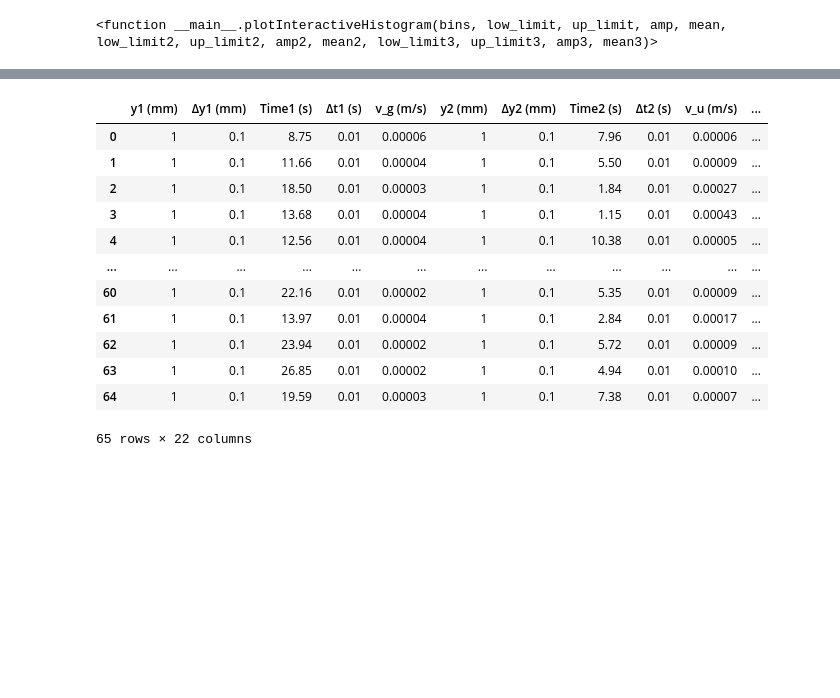
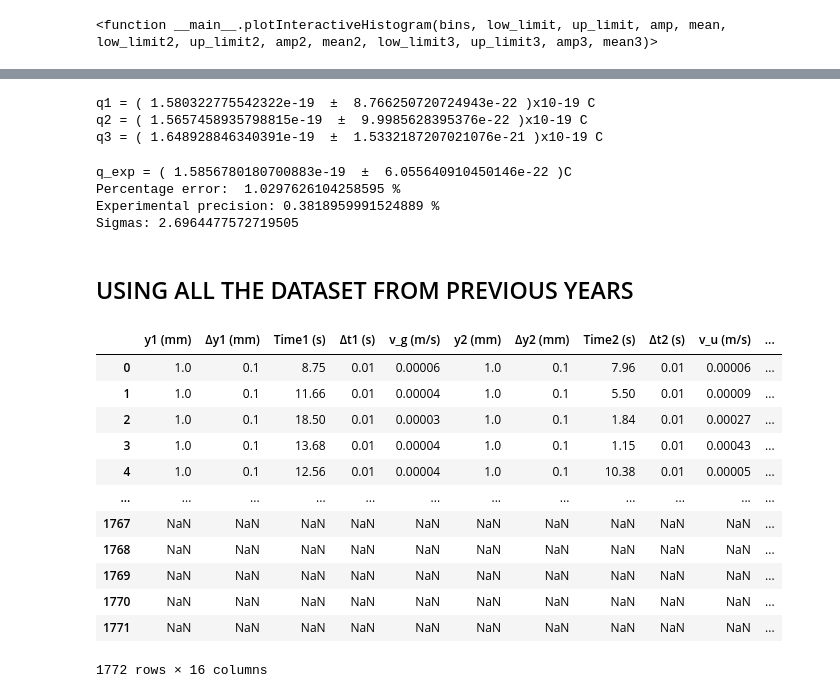
Before and after one commit to rvizarreta/ModernLab, a Jupyter notebook: 7. Millikan Oil/Lab.ipynb, the cells around one changed output, grey strips where cells are left out. Cells and saved outputs as stored; diff of their text form; code cells hidden in the pictures; blank space fills up the shorter version.

```diff
--- a/7. Millikan Oil/Lab.ipynb
+++ b/7. Millikan Oil/Lab.ipynb
@@ -254,16 +210,0 @@ plotHistogram(target_df,22,'qc','qc','Entries')
-# %%
-df
-# %% [output]
-|  | y1 (mm) | Δy1 (mm) | Time1 (s) | Δt1 (s) | v_g (m/s) | y2 (mm) | Δy2 (mm) | Time2 (s) | Δt2 (s) | v_u (m/s) | ... |
-| 0 | 1 | 0.1 | 8.75 | 0.01 | 0.00006 | 1 | 0.1 | 7.96 | 0.01 | 0.00006 | ... |
-| 1 | 1 | 0.1 | 11.66 | 0.01 | 0.00004 | 1 | 0.1 | 5.50 | 0.01 | 0.00009 | ... |
-| 2 | 1 | 0.1 | 18.50 | 0.01 | 0.00003 | 1 | 0.1 | 1.84 | 0.01 | 0.00027 | ... |
-| 3 | 1 | 0.1 | 13.68 | 0.01 | 0.00004 | 1 | 0.1 | 1.15 | 0.01 | 0.00043 | ... |
-| 4 | 1 | 0.1 | 12.56 | 0.01 | 0.00004 | 1 | 0.1 | 10.38 | 0.01 | 0.00005 | ... |
-| ... | ... | ... | ... | ... | ... | ... | ... | ... | ... | ... | ... |
-| 60 | 1 | 0.1 | 22.16 | 0.01 | 0.00002 | 1 | 0.1 | 5.35 | 0.01 | 0.00009 | ... |
-| 61 | 1 | 0.1 | 13.97 | 0.01 | 0.00004 | 1 | 0.1 | 2.84 | 0.01 | 0.00017 | ... |
-| 62 | 1 | 0.1 | 23.94 | 0.01 | 0.00002 | 1 | 0.1 | 5.72 | 0.01 | 0.00009 | ... |
-| 63 | 1 | 0.1 | 26.85 | 0.01 | 0.00002 | 1 | 0.1 | 4.94 | 0.01 | 0.00010 | ... |
-| 64 | 1 | 0.1 | 19.59 | 0.01 | 0.00003 | 1 | 0.1 | 7.38 | 0.01 | 0.00007 | ... |
-65 rows × 22 columns
@@ -269,0 +215,8 @@ df
+# %%
+print('q1 = (', q1, ' ± ', q1_unc, ')x10-19 C')
+print('q2 = (', q2, ' ± ', q2_unc, ')x10-19 C')
+print('q3 = (', q3, ' ± ', q3_unc, ')x10-19 C')
+# %% [output]
+q1 = ( 1.580322775542322e-19  ±  8.766250720724943e-22 )x10-19 C
+q2 = ( 1.5657458935798815e-19  ±  9.9985628395376e-22 )x10-19 C
+q3 = ( 1.648928846340391e-19  ±  1.5332187207021076e-21 )x10-19 C
@@ -269,0 +230,43 @@ df
+# %%
+from scipy.constants import e
+q = weighted_avgs([q1,q2,q3], [q1_unc,q2_unc,q3_unc])
+q_exp, dq = q[0], q[1]
+print('q_exp = (', q_exp, ' ± ', dq, ')C')
+
+# DETERMING THE %ERROR
+error = abs((e-q_exp)/e)*100
+print("Percentage error: ", error, "%")
+exp_precision = 100*dq/q_exp
+print('Experimental precision:', exp_precision, '%')
+print('Sigmas:', error/exp_precision)
+# %% [output]
+q_exp = ( 1.5856780180700883e-19  ±  6.055640910450146e-22 )C
+Percentage error:  1.0297626104258595 %
+Experimental precision: 0.3818959991524889 %
+Sigmas: 2.6964477572719505
+# %% [markdown]
+## USING ALL THE DATASET FROM PREVIOUS YEARS
+# %%
+# READING THE DATA FROM GOOGLE SHEETS ---------------------------------------
+googleSheetId = '1AAvU0Xu4zl96DeL4DVbLMTxFEpD9nzQF2a73egXsyKc'
+workSheetName = 'Lab'
+URL = 'https://docs.google.com/spreadsheets/d/{0}/gviz/tq?tqx=out:csv&sheet={1}'.format(
+    googleSheetId, workSheetName)
+df = pd.read_csv(URL)
+df = df.iloc[: , :15]
+df['qc'] = df['qc (Coulomb)']*1e19
+df
+# %% [output]
+|  | y1 (mm) | Δy1 (mm) | Time1 (s) | Δt1 (s) | v_g (m/s) | y2 (mm) | Δy2 (mm) | Time2 (s) | Δt2 (s) | v_u (m/s) | ... |
+| 0 | 1.0 | 0.1 | 8.75 | 0.01 | 0.00006 | 1.0 | 0.1 | 7.96 | 0.01 | 0.00006 | ... |
+| 1 | 1.0 | 0.1 | 11.66 | 0.01 | 0.00004 | 1.0 | 0.1 | 5.50 | 0.01 | 0.00009 | ... |
+| 2 | 1.0 | 0.1 | 18.50 | 0.01 | 0.00003 | 1.0 | 0.1 | 1.84 | 0.01 | 0.00027 | ... |
+| 3 | 1.0 | 0.1 | 13.68 | 0.01 | 0.00004 | 1.0 | 0.1 | 1.15 | 0.01 | 0.00043 | ... |
+| 4 | 1.0 | 0.1 | 12.56 | 0.01 | 0.00004 | 1.0 | 0.1 | 10.38 | 0.01 | 0.00005 | ... |
+| ... | ... | ... | ... | ... | ... | ... | ... | ... | ... | ... | ... |
+| 1767 | NaN | NaN | NaN | NaN | NaN | NaN | NaN | NaN | NaN | NaN | ... |
+| 1768 | NaN | NaN | NaN | NaN | NaN | NaN | NaN | NaN | NaN | NaN | ... |
+| 1769 | NaN | NaN | NaN | NaN | NaN | NaN | NaN | NaN | NaN | NaN | ... |
+| 1770 | NaN | NaN | NaN | NaN | NaN | NaN | NaN | NaN | NaN | NaN | ... |
+| 1771 | NaN | NaN | NaN | NaN | NaN | NaN | NaN | NaN | NaN | NaN | ... |
+1772 rows × 16 columns
```
Also changed, not shown: parts of 13 cells of this notebook, 32 other files.
